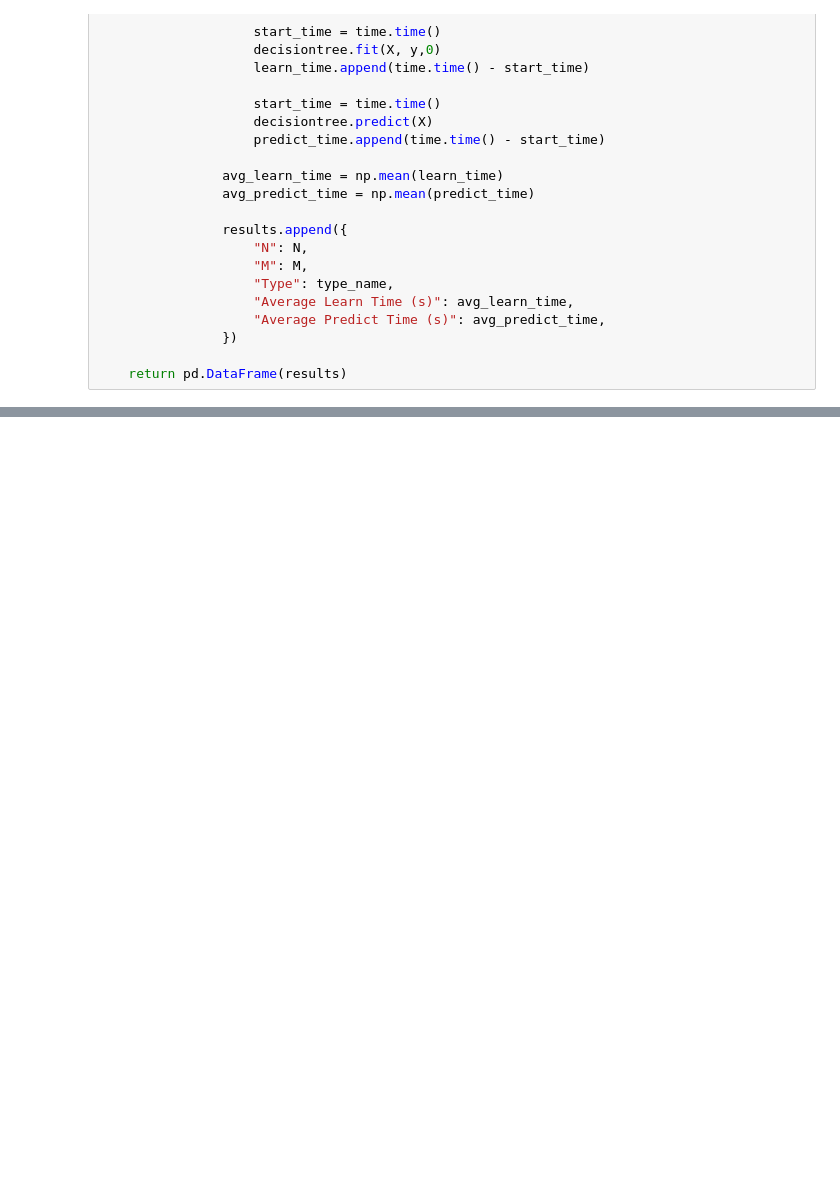
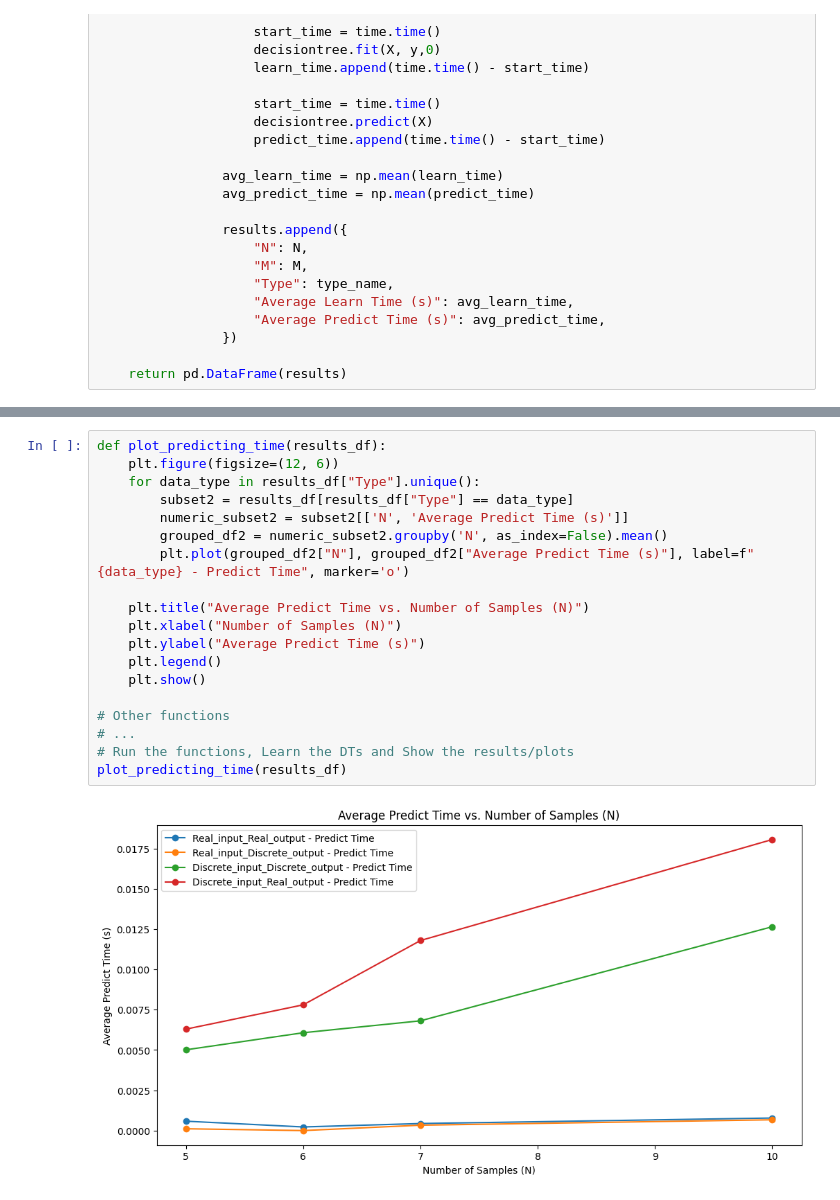
Before and after one commit to PankajGadhwal/ML-Projects, a Jupyter notebook: A1/experiments.ipynb, the cells around one changed output, grey strips where cells are left out. Drawn from its saved outputs; the diff is of its cells as text; blank space fills up the shorter version.

```diff
--- a/A1/experiments.ipynb
+++ b/A1/experiments.ipynb
@@ -127,0 +135,21 @@ plot_results(results_df)
+# %%
+def plot_predicting_time(results_df):
+    plt.figure(figsize=(12, 6))
+    for data_type in results_df["Type"].unique():
+        subset2 = results_df[results_df["Type"] == data_type]
+        numeric_subset2 = subset2[['N', 'Average Predict Time (s)']]
+        grouped_df2 = numeric_subset2.groupby('N', as_index=False).mean()
+        plt.plot(grouped_df2["N"], grouped_df2["Average Predict Time (s)"], label=f"{data_type} - Predict Time", marker='o')
+
+    plt.title("Average Predict Time vs. Number of Samples (N)")
+    plt.xlabel("Number of Samples (N)")
+    plt.ylabel("Average Predict Time (s)")
+    plt.legend()
+    plt.show()
+
+# Other functions
+# ...
+# Run the functions, Learn the DTs and Show the results/plots
+plot_predicting_time(results_df)
+# %% [output]
+[figure, added]
```
Also changed, not shown: parts of 4 cells of this notebook.
